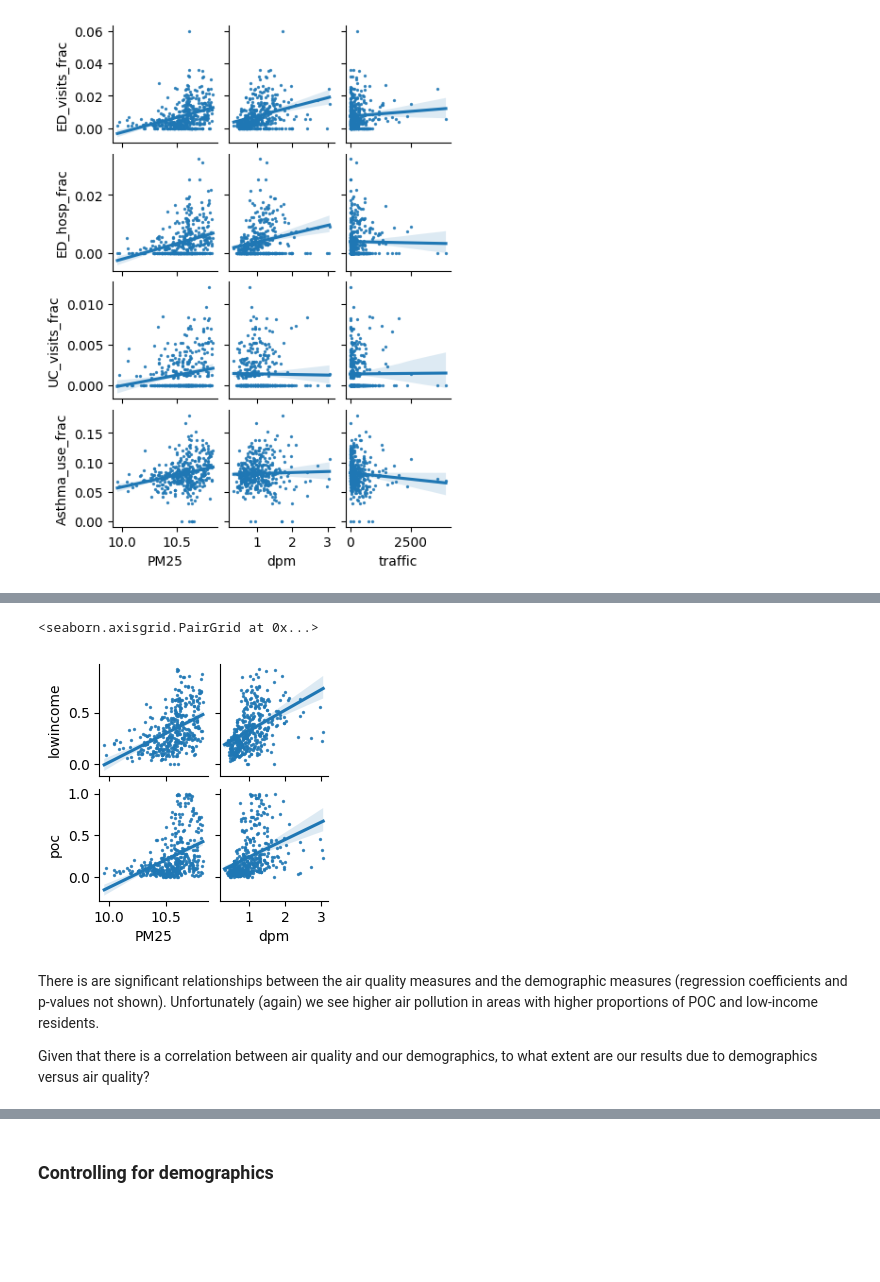
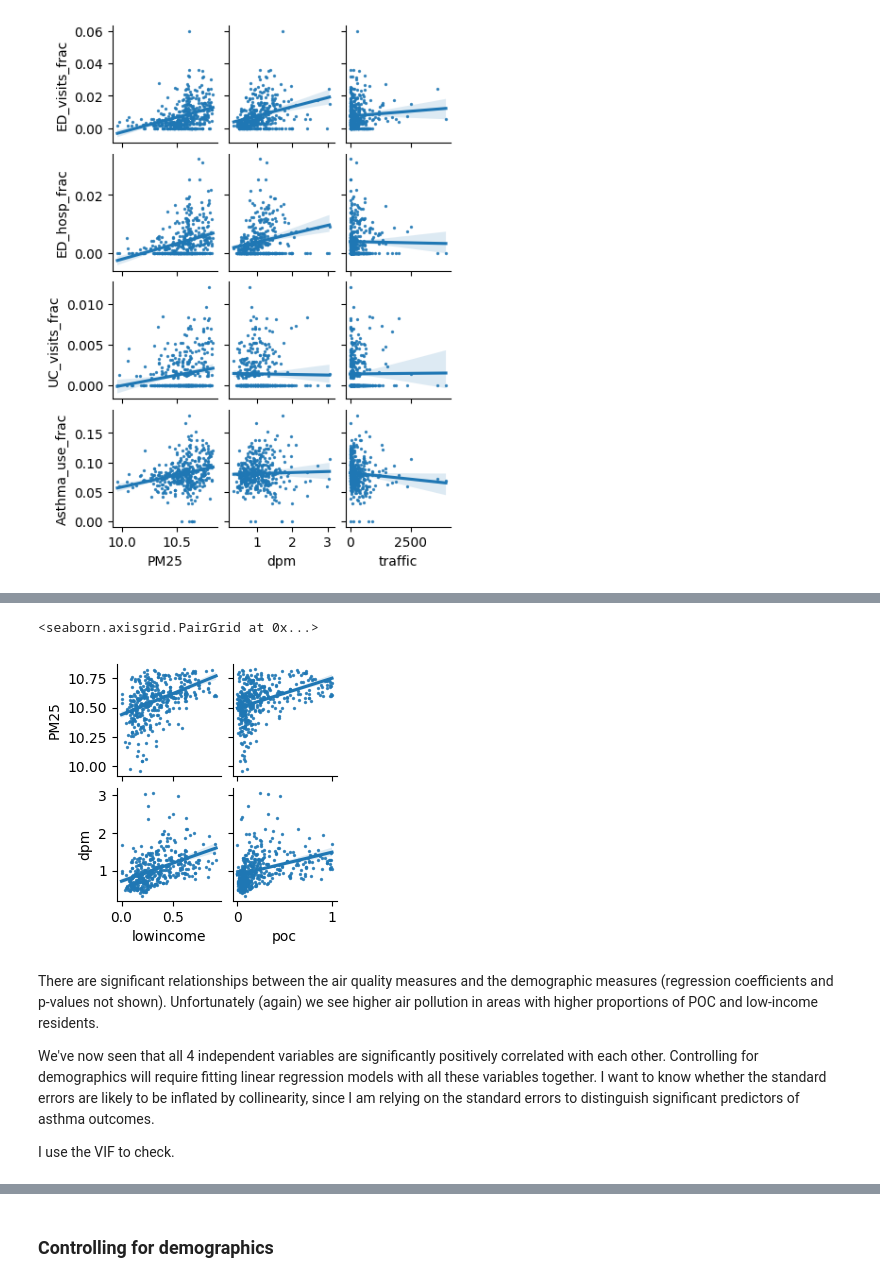
Before and after one commit to eli-goodfriend/air_brain, a Jupyter notebook: notebooks/WIP Asthma vs air quality.ipynb, the cells around one changed output, grey strips where cells are left out. Saved outputs shown, nothing was run; the diff lists cells and outputs as text; code cells hidden in the pictures; blank space fills up the shorter version.

Commit message:
handle collinearity of variables

```diff
--- a/notebooks/WIP Asthma vs air quality.ipynb
+++ b/notebooks/WIP Asthma vs air quality.ipynb
@@ -256,11 +286,13 @@ indep_to_use = {"ED_visits_frac": ["PM25", "dpm"],
 # %%
 # quick picture of relationships between demographics and air quality
-sns.pairplot(df[demo_vars + indep_vars], x_vars=indep_vars, y_vars=demo_vars,
+sns.pairplot(df[demo_vars + indep_vars], x_vars=demo_vars, y_vars=indep_vars,
              kind="reg", plot_kws={"scatter_kws":{"s": 2}}, height=1.5)
 # %% [output]
 <seaborn.axisgrid.PairGrid at 0x...>
-[figure, old version]
+[figure, new version]
 # %% [markdown]
-There is are significant relationships between the air quality measures and the demographic measures (regression coefficients and p-values not shown). Unfortunately (again) we see higher air pollution in areas with higher proportions of POC and low-income residents.
+There are significant relationships between the air quality measures and the demographic measures (regression coefficients and p-values not shown). Unfortunately (again) we see higher air pollution in areas with higher proportions of POC and low-income residents.
 
-Given that there is a correlation between air quality and our demographics, to what extent are our results due to demographics versus air quality?
+We've now seen that all 4 independent variables are significantly positively correlated with each other. Controlling for demographics will require fitting linear regression models with all these variables together. I want to know whether the standard errors are likely to be inflated by collinearity, since I am relying on the standard errors to distinguish significant predictors of asthma outcomes.
+
+I use the VIF to check.
```
Also changed, not shown: parts of 39 cells of this notebook, 1 other file.
